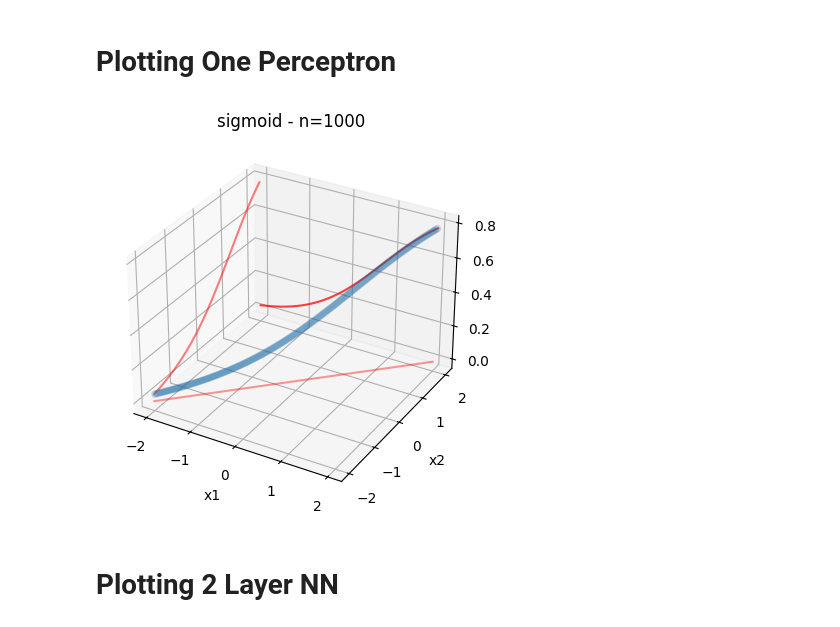
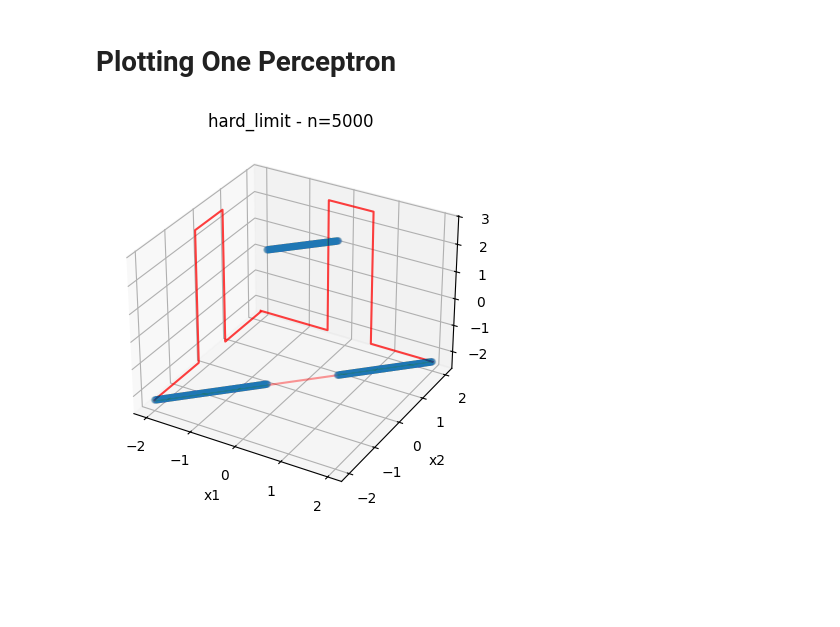
Before and after one commit to AFirooz/AI-from-scratch, a Jupyter notebook: PerceptronPlot/NNFunctionPlot.ipynb, the cells around one changed output. Cells and saved outputs as stored; diff of their text form; code cells hidden in the pictures; blank space fills up the shorter version.

Commit message:
finish perceptron plot

```diff
--- a/PerceptronPlot/NNFunctionPlot.ipynb
+++ b/PerceptronPlot/NNFunctionPlot.ipynb
@@ -35,36 +63,35 @@ activation_func = ActFunc()
 # %%
 ##### init variables
 # number of points
-n = 1000
-sigma = activation_func.sigmoid  # sigmoid | hard_limit | radial_basis
+n = 5000
+sigma = activation_func.hard_limit  # sigmoid | hard_limit | radial_basis
 
 # generate some random points
 x1 = np.linspace(-2, 2, n)
 x2 = np.linspace(-2, 2, n)
 
-def y (x1: np.ndarray, x2:np.ndarray, sigma:object) -> np.ndarray:
-    return sigma(-4.79 * x1 + 5.9 * x2 - 0.93)
+z = mlp(x1, x2, sigma)
 
-z = y(x1, x2, sigma)
 
 # plot the points in 3D
-fit, ax = plt.subplots(subplot_kw={'projection': '3d'})
-ax.scatter(x1, x2, z, alpha=0.03)
+fig, ax = plt.subplots(subplot_kw={'projection': '3d'})
+ax.scatter(x1, x2, z,
+           alpha=0.02
+           )
 
 ax.plot(x1, z, zdir='y', zs=2, c='red', alpha=0.75)
-ax.plot(x2, z, zdir='x', zs=-2, c='red', alpha=0.5)
-ax.plot(x1, x2, zdir='z', zs=0, c='red', alpha=0.4)
-
-
-# ax.set(xlim=(-2.5, 2.5), ylim=(-2.5, 2.5), zlim=(-0.25, 1.25),
-#        xlabel='X', ylabel='Y', zlabel='Z')
-
+ax.plot(x2, z, zdir='x', zs=-2, c='red', alpha=0.75)
+ax.plot(x1, x2, zdir='z', zs=z.min().round(2), c='red', alpha=0.4)
 
 ax.set_xlabel('x1')
 ax.set_ylabel('x2')
 ax.set_zlabel('y')
 ax.set_title(f'{activation_func.func_str} - {n=}')
 
+# # saving the plot
+plt.savefig(f'{activation_func.func_str}-{n}.svg', dpi=300)
+plt.savefig(f'{activation_func.func_str}-{n}.png', dpi=300)
+
 plt.show()
 # %% [output]
-[figure, old version]
+[figure, new version]
@@ -110,2 +97,0 @@ plt.close()
-# %% [markdown]
-# Plotting 2 Layer NN
```
Also changed, not shown: parts of 4 cells of this notebook, 1 other file.
